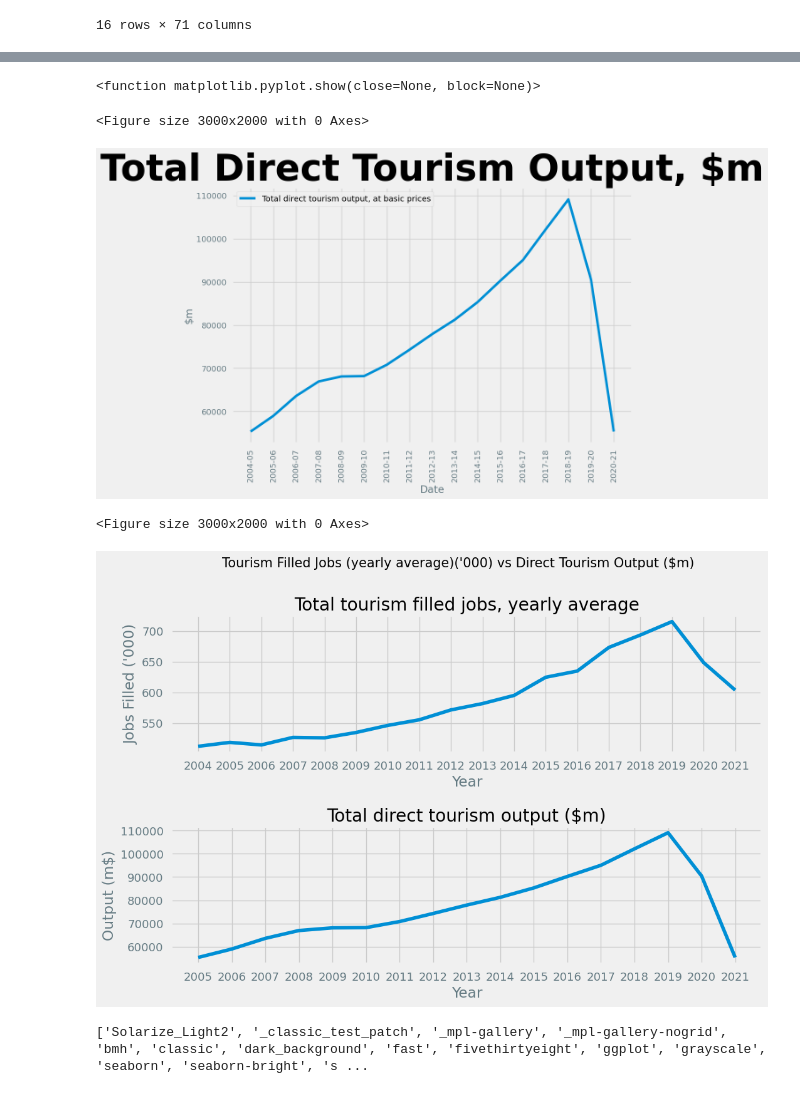
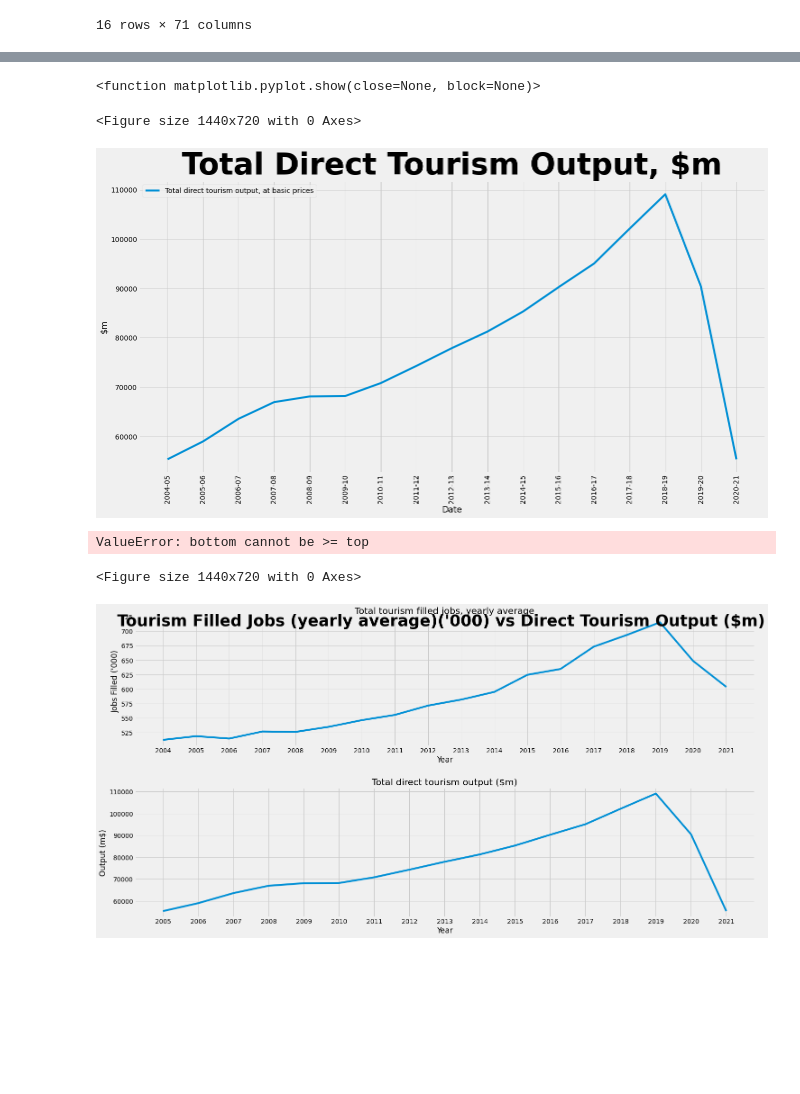
Before and after one commit to JasonDButt/project-1-group-10, a Jupyter notebook: Project-1-Tourism.ipynb, the cells around one changed output, grey strips where cells are left out. Drawn from its saved outputs; the diff is of its cells as text; code cells hidden in the pictures; blank space fills up the shorter version.

```diff
--- a/Project-1-Tourism.ipynb
+++ b/Project-1-Tourism.ipynb
@@ -131,15 +147,12 @@ plt.show
 # Here we see total tourism filled jobs.
 # We can see that the tourism industry was reaching it's highest peak of employees yet in 2019 *create mean plot
 # %%
+# Create the same plot, but zoomed in on the last few years of data
 
+plt.figure(figsize=(30,20))
+plt.style.use('fivethirtyeight')
 
-
-plt.rcParams.update(plt.rcParamsDefault)
-%matplotlib inline
-plt.style.use('fivethirtyeight')
 labels=[]
-plt.figure(figsize=(30,20))
-
 for index,row in plot_df_2.iterrows():
     x_axis = plot_df_2.columns.values.tolist()
     x_axis.pop(0)
@@ -160,6 +173,7 @@ plt.ylabel("Jobs ('000)")
 plt.legend(labels,fontsize="large")
 
 plt.show
+plt.axis(["Sep-2018","Dec-2021",400,800])
 
-# plt.axis(["Sep-2018","Dec-2021",400,800])
+plt.savefig("Tourism filled jobs totals zoomed in.png")
 # %% [output]
@@ -367,27 +418,36 @@ plt.show
 # To do: Total Tourism output
 # Subplot with total tourism jobs (mean of each year)
 # %%
-plt.figure(figsize=(30,20))
+# This plot will show total tourism output across all sub-industries
+
+# Define the figure
+plt.figure(figsize=(20,10))
+plt.style.use('fivethirtyeight')
+
+# Create new dataframe for this plot
 plot_df_5 = pd.DataFrame(gdp_df.iloc[19,:])
 
-plot_df_5.plot(kind="line")
-
-plt.style.use('fivethirtyeight')
+# Create plot and customise
+plot_df_5.plot(kind="line", figsize=(20,10))
 font = {'family' : 'sans-serif',
         'weight' : 'bold',
         'size'   : 60}
 y_ticks = [0,5000,10000,15000,20000,25000,30000]
 plt.xticks(range(0,len(plot_df_5.index)),plot_df_5.index, rotation=90)
 plt.title("Total Direct Tourism Output, $m",fontdict=font)
 plt.xlabel("Date")
 plt.ylabel("$m")
 plt.show
+
+plt.savefig("Direct tourism output zoomed in.png")
 # %% [output]
 <function matplotlib.pyplot.show(close=None, block=None)>
-<Figure size 3000x2000 with 0 Axes>
+<Figure size 1440x720 with 0 Axes>
-[figure, old version]
+[figure, new version]
 # %%
-plt.style.use('fivethirtyeight')
+# This plot will display two subplots showing correlation between amount of jobs and amount of monetary output.
+
+# Create 1st dataframe, find mean value for each year
 df1 = pd.DataFrame(labour_df.loc[14])
 df1.reset_index(inplace=True)
 df1 = df1.drop(0,axis=0)
@@ -395,17 +455,18 @@ df1["index"] = pd.to_datetime(df1["index"])
 df1 = pd.DataFrame(df1.groupby(df1['index'].map(lambda x: x.year)).mean())
 df1 = df1.drop("index",axis=1)
 
-
+# Create 2nd dataframe
 plot_df_5["Years"] = ["2005","2006","2007","2008","2009","2010","2011","2012","2013","2014","2015","2016","2017","2018","2019","2020","2021"]
 plot_df_5 = plot_df_5.set_index(plot_df_5["Years"])
 plot_df_5
 
-plt.figure(figsize=(30,20))
-fig,(ax1,ax2) = plt.subplots(2)
+# Define the figure and subplots
+plt.figure(figsize=(20,10))
+plt.style.use('fivethirtyeight')
+fig,(ax1,ax2) = plt.subplots(2, figsize=(20,10))
 fig.tight_layout(h_pad=5)
 
-
-
+# Customise the plots
 ax1.plot(df1.index,df1[14],label="Total tourism filled jobs, yearly average")
 ax1.set_title("Total tourism filled jobs, yearly average")
 ax1.set_xlabel("Year")
@@ -419,12 +480,28 @@ ax2.set_ylabel("Output (m$)")
 ax2.set_xticks(plot_df_5.index)
 
 
-fig.suptitle("Tourism Filled Jobs (yearly average)('000) vs Direct Tourism Output ($m)", fontsize=15)
-plt.subplots_adjust(top=0.85)
+fig.suptitle("Tourism Filled Jobs (yearly average)('000) vs Direct Tourism Output ($m)", fontsize=35, weight="bold")
+plt.subplots_adjust(top=0.85, bottom=0.9)
+# plt.savefig("Jobs vs Output.png")
+
+# Calculate percentage of change from 2019 to 2021 for each
+
+jobs_2019_value = df1.iloc[15,0]
+jobs_2021_value = df1.iloc[17,0]
+jobs_difference = jobs_2019_value - jobs_2021_value
+jobs_pc_change = "{:,.2f}%".format((jobs_difference/jobs_2019_value)*100)
+
+
+money_2019_value = plot_df_5.iloc[14,0]
+money_2021_value = plot_df_5.iloc[16,0]
+money_difference =  money_2019_value - money_2021_value
+money_pc_change = "{:,.2f}%".format((money_difference/money_2019_value)*100)
+
+s = f"The percentage of change for jobs is {jobs_pc_change}\n The percentage of change for monetary output is {money_pc_change}"
+font = {'family' : 'sans-serif',
+        'size'   : 30}
+fig.text(0,0,s, fontdict=font,bbox=dict(facecolor='red', alpha=0.5))
 # %% [output]
-<Figure size 3000x2000 with 0 Axes>
+ValueError: bottom cannot be >= top
+<Figure size 1440x720 with 0 Axes>
-[figure, old version]
+[figure, new version]
-# %%
-print(plt.style.available)
-# %% [output]
-['Solarize_Light2', '_classic_test_patch', '_mpl-gallery', '_mpl-gallery-nogrid', 'bmh', 'classic', 'dark_background', 'fast', 'fivethirtyeight', 'ggplot', 'grayscale', 'seaborn', 'seaborn-bright', 's ...
```
Also changed, not shown: parts of 11 cells of this notebook, 9 other files.
